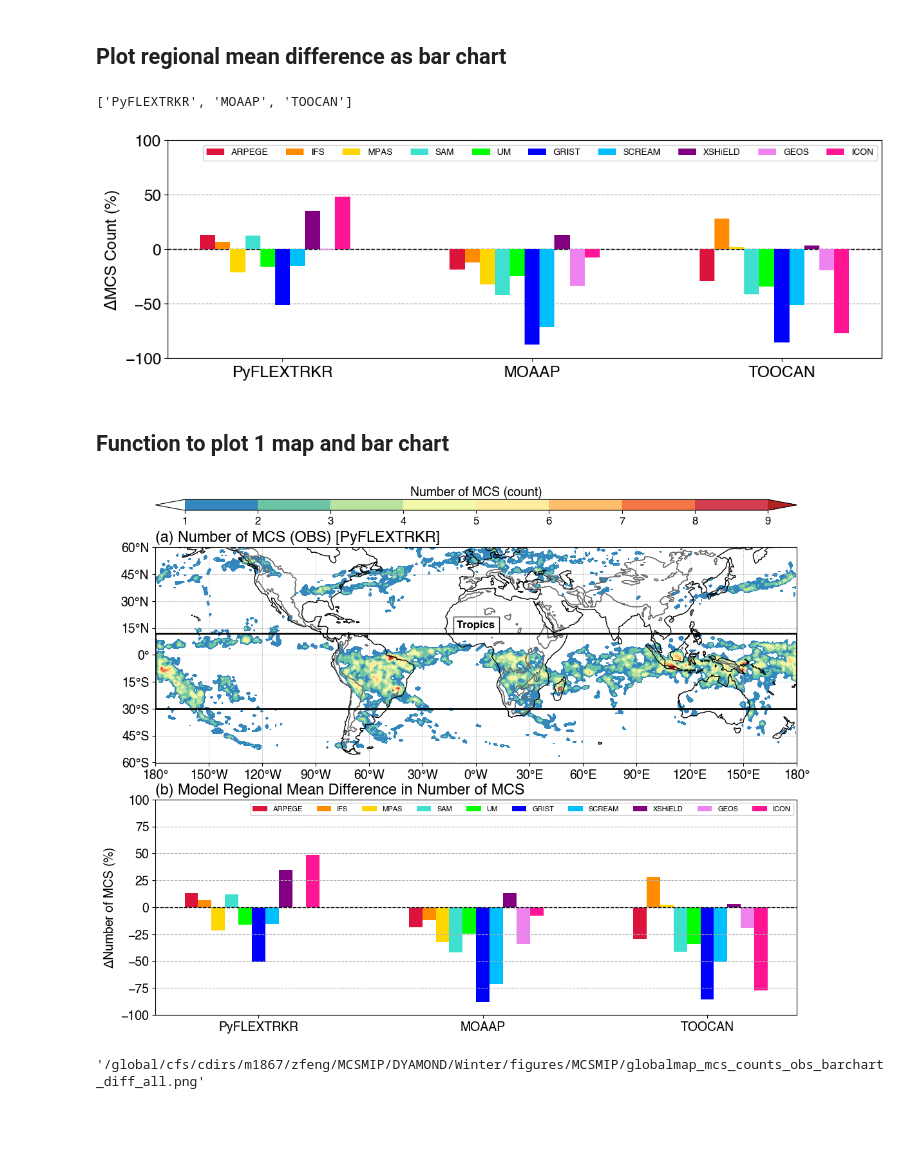
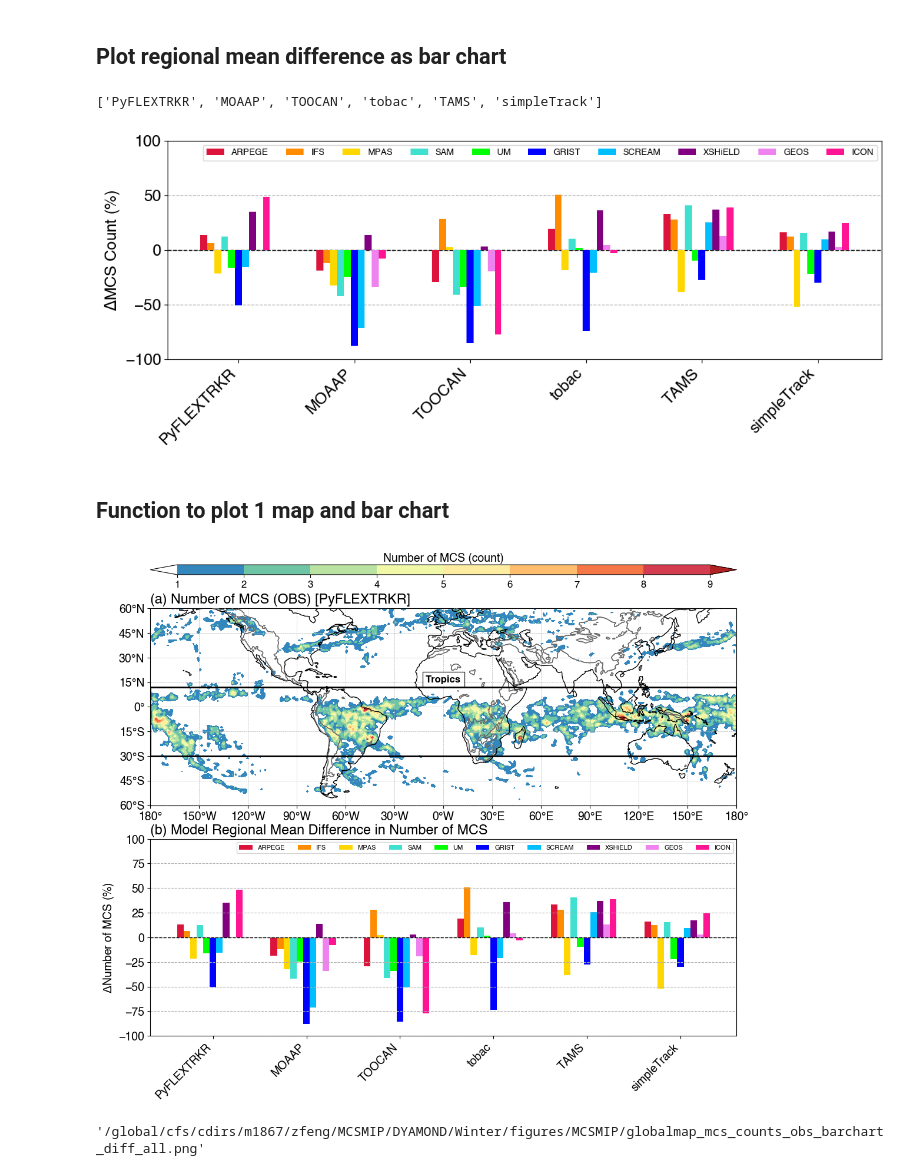
Before and after one commit to WACCEM/MCSMIP-DYAMOND, a Jupyter notebook: Notebooks/mcsmip_mcs_trackcounts_global_map.ipynb, the cells around one changed output. Saved outputs shown, nothing was run; the diff lists cells and outputs as text; code cells hidden in the pictures; blank space fills up the shorter version.

```diff
--- a/Notebooks/mcsmip_mcs_trackcounts_global_map.ipynb
+++ b/Notebooks/mcsmip_mcs_trackcounts_global_map.ipynb
@@ -583,0 +784,3 @@ print(dict_counts_toocan)
+# %%
+dict_counts_tams = calc_regional_diff_percent(ds_tams.track_counts, boxes)
+print(dict_counts_tams)
@@ -583,0 +789,3 @@ print(dict_counts_toocan)
+# %%
+dict_counts_simtrack = calc_regional_diff_percent(ds_simtrack.track_counts, boxes)
+print(dict_counts_simtrack)
@@ -584,11 +794,11 @@ print(dict_counts_toocan)
 # %%
-region_names_all = ['PyFLEXTRKR', 'MOAAP', 'TOOCAN']
+region_names_all = ['PyFLEXTRKR', 'MOAAP', 'TOOCAN', 'tobac', 'TAMS', 'simpleTrack']
 
 dict_counts_all = {}
 
 for key in dict_counts_pyflex.keys():
     # The order must be consistent with the region_names_all
-    dict_counts_all[key] = [dict_counts_pyflex[key][0], dict_counts_moaap[key][0], dict_counts_toocan[key][0]]
+    dict_counts_all[key] = [dict_counts_pyflex[key][0], dict_counts_moaap[key][0], dict_counts_toocan[key][0], dict_counts_tobac[key][0], dict_counts_tams[key][0], dict_counts_simtrack[key][0],]
 # %%
 dict_counts_all
 # %% [output]
@@ -613,7 +830,7 @@ def truncate_colormap(cmap, minval=0.0, maxval=1.0, n=256):
 # %% [markdown]
 ## Plot regional mean difference as bar chart
 # %%
-def bar_chart(dict_data, xlabels, name_map, width=None, ylabel=None, ylim=None, legend_prop=None, figsize=None, figname=None):
+def bar_chart(dict_data, xlabels, name_map, width=None, ylabel=None, ylim=None, legend_prop=None, figsize=None, figname=None, xlabel_rotation=0):
 
     mpl.rcParams['font.size'] = 16
     mpl.rcParams['font.family'] = 'Helvetica'
@@ -647,7 +864,10 @@ def bar_chart(dict_data, xlabels, name_map, width=None, ylabel=None, ylim=None,
     # Add some text for xlabels, title and custom x-axis tick xlabels, etc.
     ax.set_ylabel(ylabel)
     # ax.set_title('', loc='left')
-    ax.set_xticks(x, xlabels)
+    # ax.set_xticks(x, xlabels)
+    # Set xlabel text alignment
+    xlabel_ha = 'right' if xlabel_rotation > 0 else 'center'
+    ax.set_xticks(x, xlabels, rotation=xlabel_rotation, ha=xlabel_ha)
     ax.legend(ncol=legend_prop['ncol'], fontsize=legend_prop['fontsize'])
     ax.axhline(y=0, lw=1, ls='--', color='k')
     ax.grid(which='major', ls='--', axis='y')
@@ -667,20 +887,20 @@ def bar_chart(dict_data, xlabels, name_map, width=None, ylabel=None, ylim=None,
 # %%
 region_names_all
 # %% [output]
-['PyFLEXTRKR', 'MOAAP', 'TOOCAN']
+['PyFLEXTRKR', 'MOAAP', 'TOOCAN', 'tobac', 'TAMS', 'simpleTrack']
 # %%
 ylabel = f'$\Delta$MCS Count (%)'
 if PHASE == 'Winter':
     ylim = (-100,100)
 if PHASE == 'Summer':
     ylim = (-100,100)
 width = 0.06
 figsize = [13,4]
 figname = f'{figdir}globalmap_mcs_counts_tropics_meandiff_barchart.png'
 legend_prop = {'ncol':len(name_map)-1, 'fontsize':9}
-fig = bar_chart(dict_counts_all, region_names_all, name_map, width=width, ylabel=ylabel, ylim=ylim, legend_prop=legend_prop, figsize=figsize, figname=figname)
+fig = bar_chart(dict_counts_all, region_names_all, name_map, width=width, ylabel=ylabel, ylim=ylim, legend_prop=legend_prop, figsize=figsize, figname=figname, xlabel_rotation=45)
 # %% [output]
-[figure, old version]
+[figure, new version]
 # %% [markdown]
 ## Function to plot 1 map and bar chart
 # %%
@@ -841,6 +1064,7 @@ bar_data = dict_counts_all
 bar_xlabels = region_names_all
 bar_ylabel = f'{varname2} (%)'
 bar_ylim = (-100,100)
+bar_width = 0.07
 legend_prop = {'ncol':len(name_map)-1, 'fontsize':8}
 
 figname = f'{figdir}globalmap_mcs_counts_obs_barchart_diff_all.png'
@@ -848,9 +1072,9 @@ figname = f'{figdir}globalmap_mcs_counts_obs_barchart_diff_all.png'
 fig = plot_map_bars(data_dict, lon, lat, titles, levels, cmaps, cblabels, cbticks, figname,
                     figsize=figsize, fontsize=fontsize, cb_fontsize=cb_fontsize, contourf=True, smooth_window=smooth_window, oob_colors=oob_colors,
                     boxes=boxes, boxtextloc=text_loc, boxtext=text_val, boxtexttype='string',
-                    bar_data=bar_data, bar_xlabels=bar_xlabels, bar_ylabel=bar_ylabel, legend_prop=legend_prop, bar_ylim=bar_ylim)
+                    bar_data=bar_data, bar_width=bar_width, bar_xlabels=bar_xlabels, bar_ylabel=bar_ylabel, legend_prop=legend_prop, bar_ylim=bar_ylim, bar_xlabel_rotation=45)
 # %% [output]
-[figure, old version]
+[figure, new version]
 # %%
 figname
 # %% [output]
```
Also changed, not shown: parts of 14 cells of this notebook, 29 other files.
